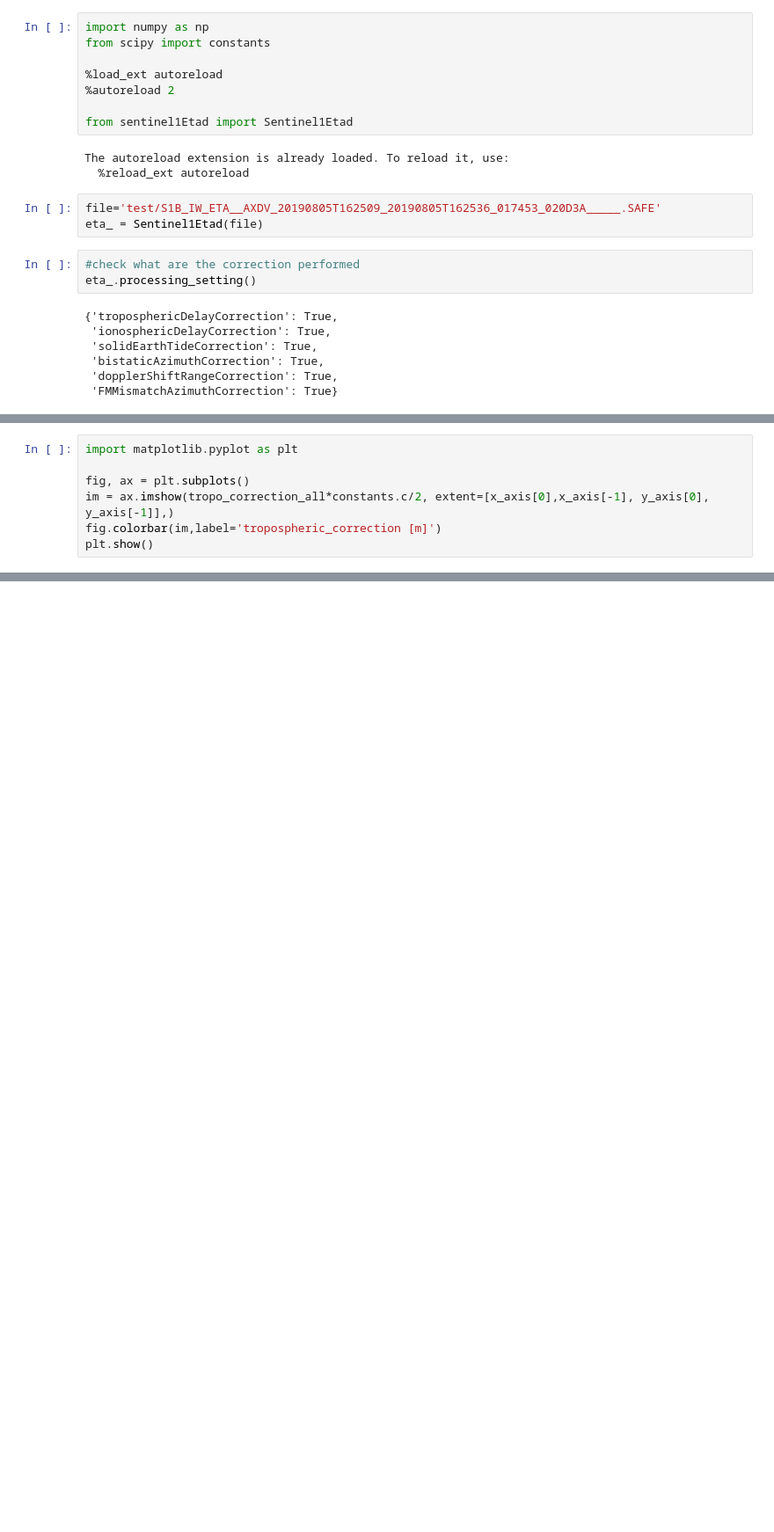
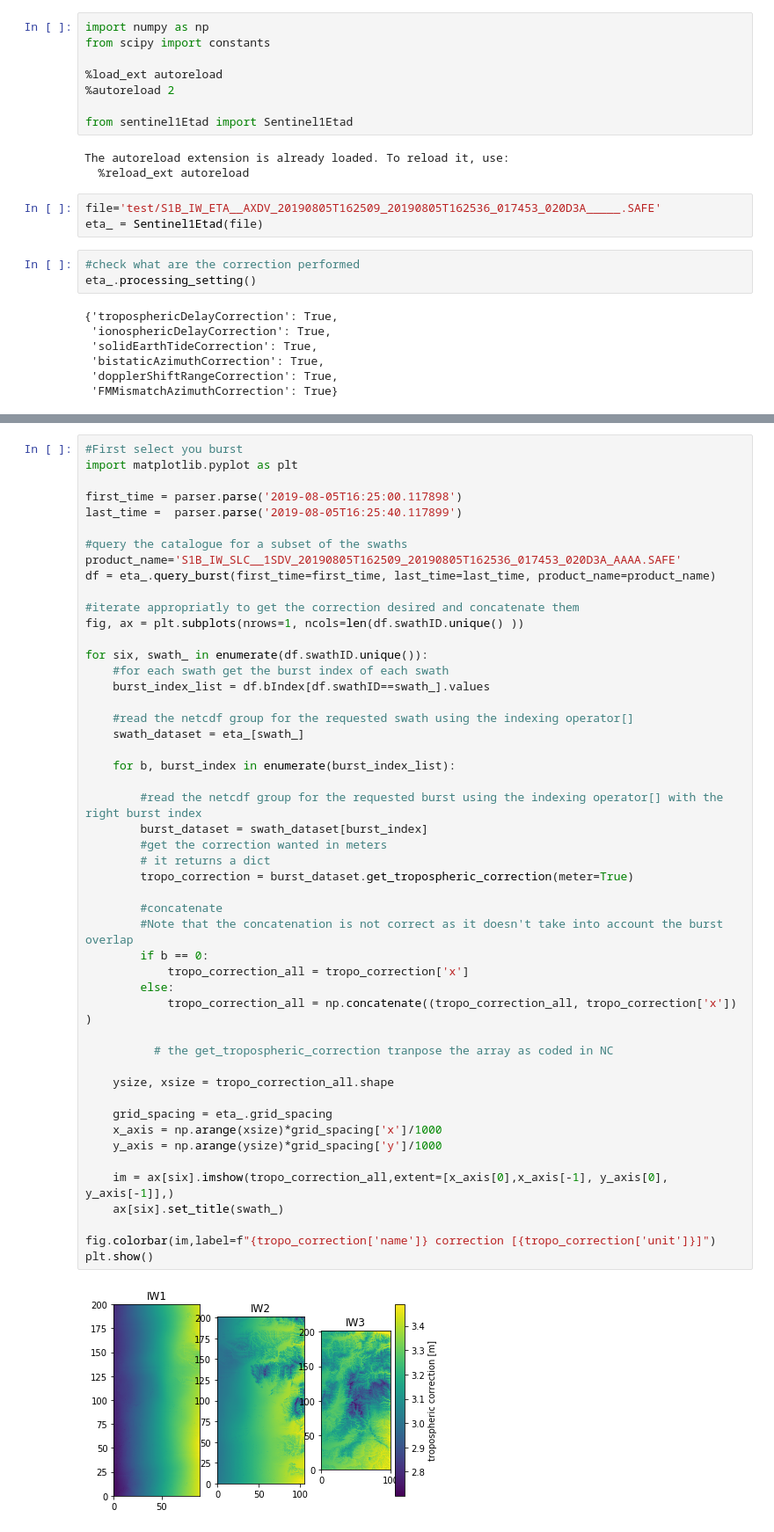
Before and after one commit to s1tools/s1-etad, a Jupyter notebook: dlr_etad.ipynb, the cells around one changed output, grey strips where cells are left out. Shown: that part at 88% size. Cells and saved outputs as stored; diff of their text form; blank space fills up the shorter version.

```diff
--- a/dlr_etad.ipynb
+++ b/dlr_etad.ipynb
@@ -92,7 +144,0 @@ y_axis = np.arange(ysize)*grid_spacing['y']/1000
-# %%
-import matplotlib.pyplot as plt
-
-fig, ax = plt.subplots()
-im = ax.imshow(tropo_correction_all*constants.c/2, extent=[x_axis[0],x_axis[-1], y_axis[0], y_axis[-1]],)
-fig.colorbar(im,label='tropospheric_correction [m]')
-plt.show()
@@ -118,0 +183,51 @@ etaf_burst_footprint
+# %%
+#First select you burst
+import matplotlib.pyplot as plt
+
+first_time = parser.parse('2019-08-05T16:25:00.117898')
+last_time =  parser.parse('2019-08-05T16:25:40.117899')
+
+#query the catalogue for a subset of the swaths
+product_name='S1B_IW_SLC__1SDV_20190805T162509_20190805T162536_017453_020D3A_AAAA.SAFE'
+df = eta_.query_burst(first_time=first_time, last_time=last_time, product_name=product_name)
+
+#iterate appropriatly to get the correction desired and concatenate them
+fig, ax = plt.subplots(nrows=1, ncols=len(df.swathID.unique() ))
+
+for six, swath_ in enumerate(df.swathID.unique()):
+    #for each swath get the burst index of each swath
+    burst_index_list = df.bIndex[df.swathID==swath_].values
+
+    #read the netcdf group for the requested swath using the indexing operator[]
+    swath_dataset = eta_[swath_]
+
+    for b, burst_index in enumerate(burst_index_list):
+
+        #read the netcdf group for the requested burst using the indexing operator[] with the right burst index
+        burst_dataset = swath_dataset[burst_index]
+        #get the correction wanted in meters
+        # it returns a dict
+        tropo_correction = burst_dataset.get_tropospheric_correction(meter=True)
+
+        #concatenate
+        #Note that the concatenation is not correct as it doesn't take into account the burst overlap
+        if b == 0:
+            tropo_correction_all = tropo_correction['x']
+        else:
+            tropo_correction_all = np.concatenate((tropo_correction_all, tropo_correction['x']) )
+
+          # the get_tropospheric_correction tranpose the array as coded in NC
+
+    ysize, xsize = tropo_correction_all.shape
+
+    grid_spacing = eta_.grid_spacing
+    x_axis = np.arange(xsize)*grid_spacing['x']/1000
+    y_axis = np.arange(ysize)*grid_spacing['y']/1000
+
+    im = ax[six].imshow(tropo_correction_all,extent=[x_axis[0],x_axis[-1], y_axis[0], y_axis[-1]],)
+    ax[six].set_title(swath_)
+
+fig.colorbar(im,label=f"{tropo_correction['name']} correction [{tropo_correction['unit']}]")
+plt.show()
+# %% [output]
+[figure, added]
```
Also changed, not shown: parts of 23 cells of this notebook.
